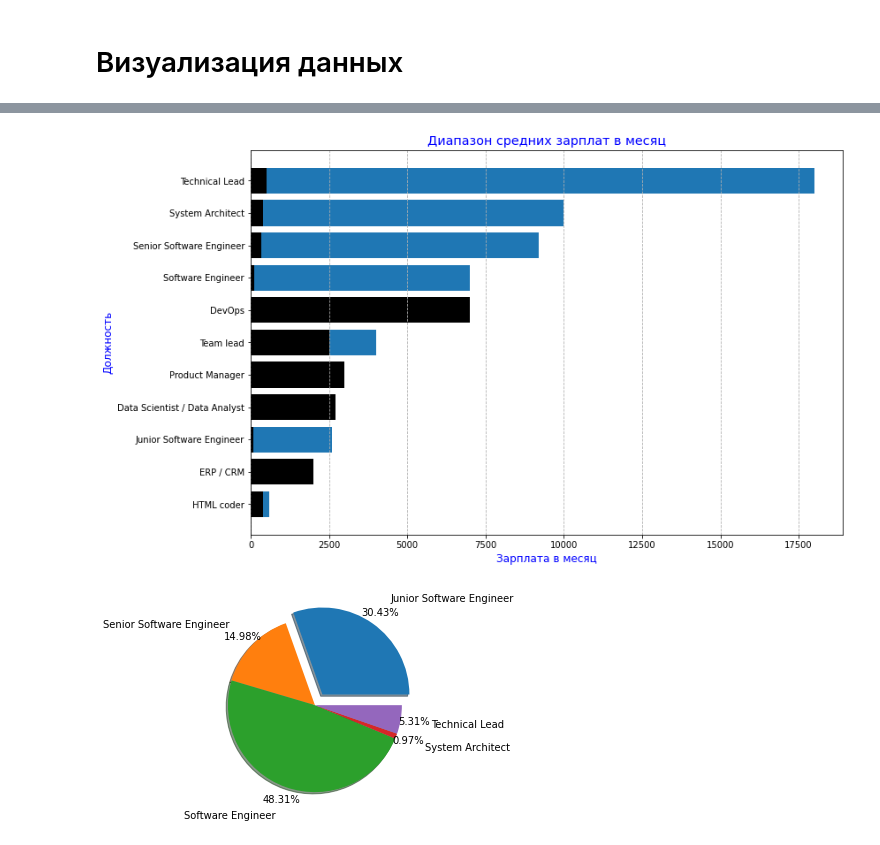
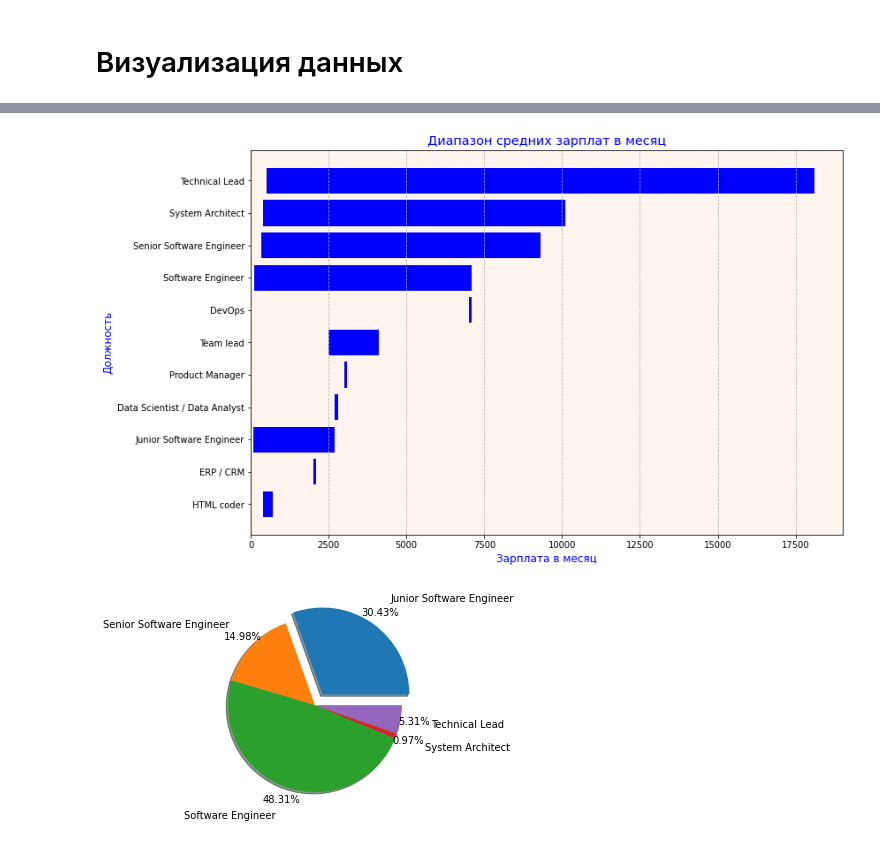
Before and after one commit to PavelStelmakhV/hw303-data-visualization, a Jupyter notebook: Hw2.2.ipynb, the cells around one changed output, grey strips where cells are left out. Saved outputs shown, nothing was run; the diff lists cells and outputs as text; code cells hidden in the pictures.

```diff
--- a/Hw2.2.ipynb
+++ b/Hw2.2.ipynb
@@ -236,19 +195,17 @@ Name: max, dtype: int64
 # %%
 %matplotlib inline
+df_salary = new_df.sort_values('max').copy()
 fig, ax = plt.subplots(figsize=(12, 8))
-ax.barh(df_salary.index, df_salary['max'])
-ax.barh(df_salary.index, df_salary['min'], color='black')
-
-# ax = new_df.plot.barh(stacked=False, color={"min": "black", "max": "green"}, figsize=(12, 8), legend=False, width = 0.5)
-# ax.set_facecolor('seashell')
-# ax.bar_label(ax.containers [ 0 ])
-# ax.bar_label(ax.containers [ 1 ])
+ax.barh(df_salary.index, df_salary['max']+100, color='blue')
+ax.barh(df_salary.index, df_salary['min'], color='seashell')
+ax.set_facecolor('seashell')
 plt.title('Диапазон средних зарплат в месяц', color = 'blue', fontsize = 'x-large')
 plt.xlabel('Зарплата в месяц', color = 'blue', fontsize = 'large')
 plt.ylabel('Должность', color = 'blue', fontsize = 'large')
 plt.grid(ls = '--', axis = 'x')
+plt.show()
 # %% [output]
-[figure, old version]
+[figure, new version]
 # %%
 
 labels = [
```
Also changed, not shown: parts of 5 cells of this notebook.
